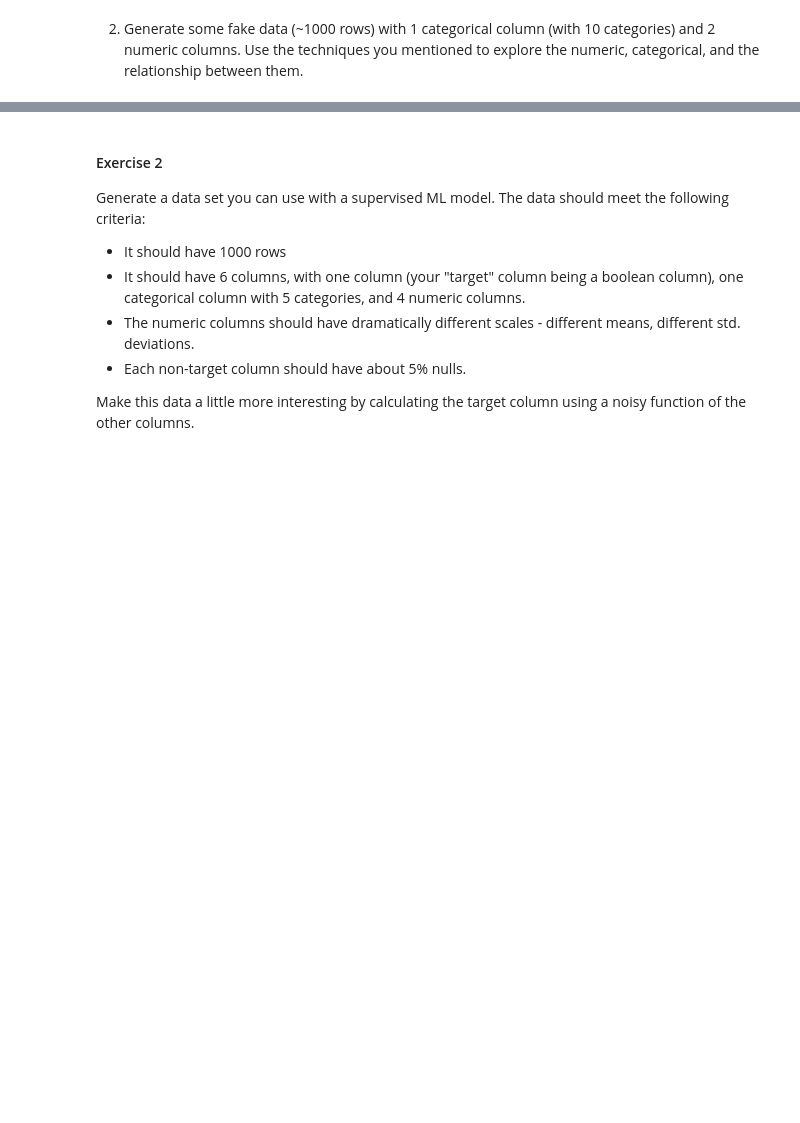
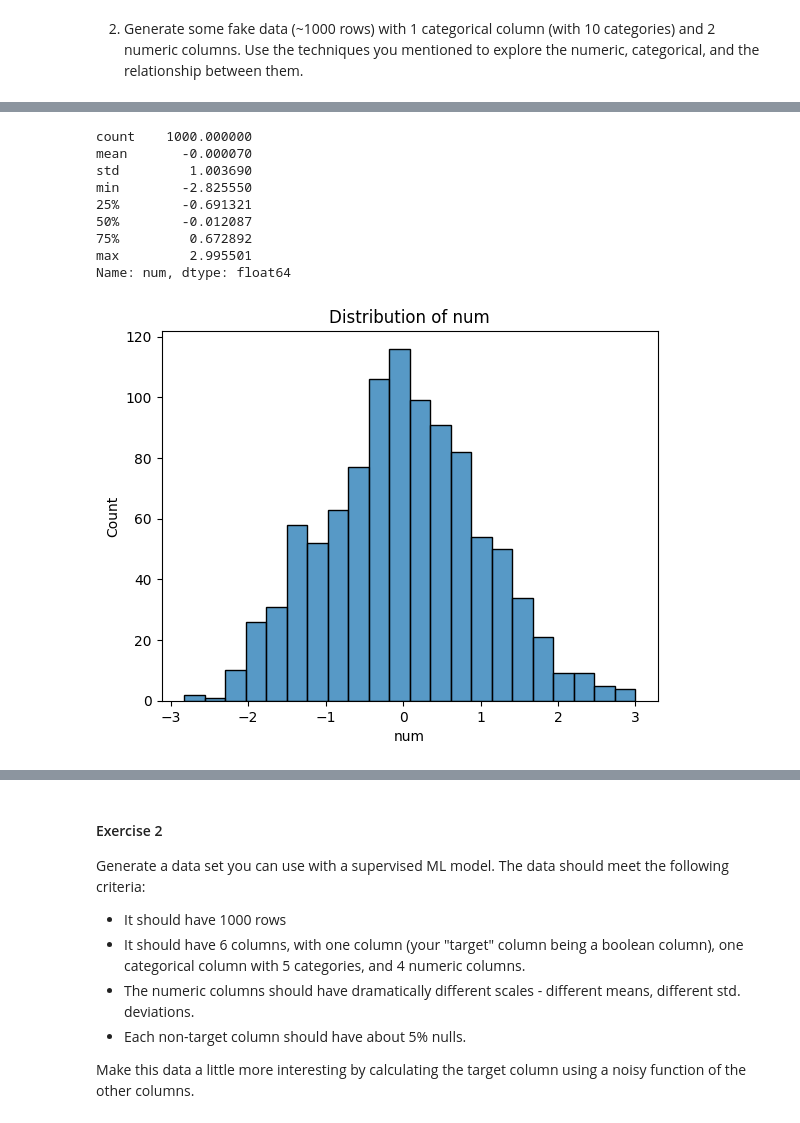
Before and after one commit to SU-IST707-FS25/week-2-materials-zseidel18, a Jupyter notebook: assignment.ipynb, the cells around one changed output, grey strips where cells are left out. Drawn from its saved outputs; the diff is of its cells as text; code cells hidden in the pictures; blank space fills up the shorter version.

```diff
--- a/assignment.ipynb
+++ b/assignment.ipynb
@@ -17,3 +61,19 @@ For Numeric data there are many EDA techniques which include visualizing the dis
 # %%
-# Your code here
+import seaborn as sns
+
+sns.histplot(fake_data["num"])
+plt.title("Distribution of num")
+
+print(fake_data["num"].describe())
+# %% [output]
+count    1000.000000
+mean       -0.000070
+std         1.003690
+min        -2.825550
+25%        -0.691321
+50%        -0.012087
+75%         0.672892
+max         2.995501
+Name: num, dtype: float64
+[figure, added]
 # %%
```
Also changed, not shown: parts of 6 cells of this notebook.
